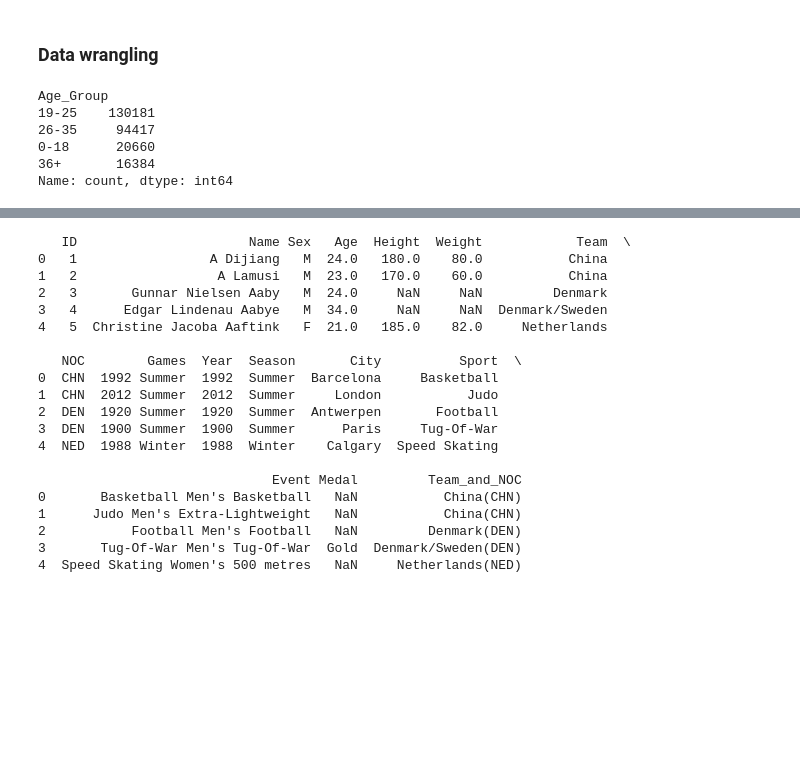
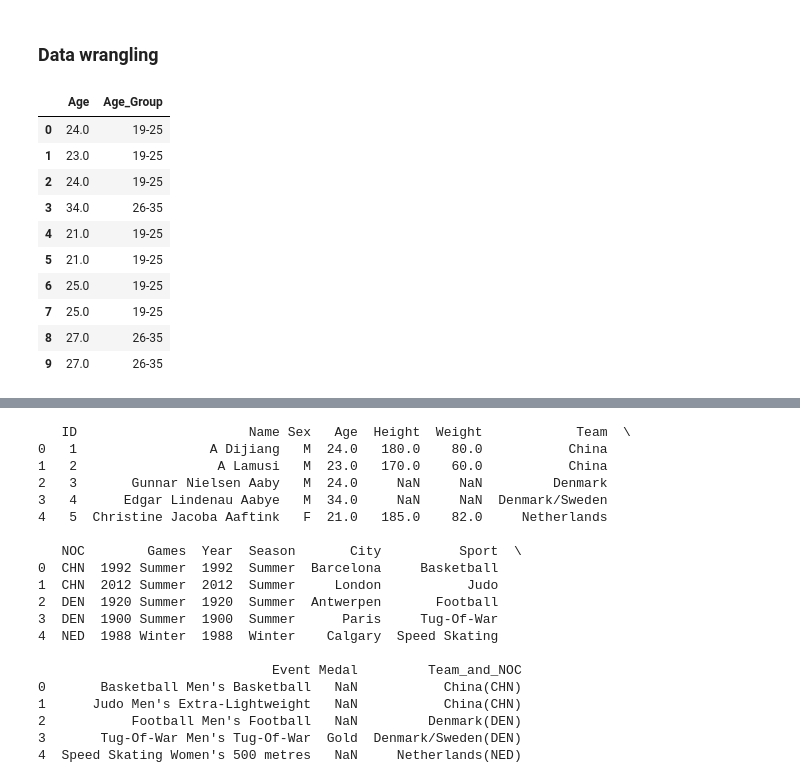
Before and after one commit to malavikakhaitan23/MN5813-Group-Project, a Jupyter notebook: updated_template (2).ipynb, the cells around one changed output, grey strips where cells are left out. Saved outputs shown, nothing was run; the diff lists cells and outputs as text; code cells hidden in the pictures; blank space fills up the shorter version.

```diff
--- a/updated_template (2).ipynb
+++ b/updated_template (2).ipynb
@@ -192,12 +192,22 @@ print(Avg_Height)
 175.33896987366376
 # %% [markdown]
 ### Data wrangling
-# %%
-df["Age_Group"].value_counts()
-# %% [output]
-Age_Group
-19-25    130181
-26-35     94417
-0-18      20660
-36+       16384
-Name: count, dtype: int64
+# %%
+df["Age_Group"] = pd.cut(
+    df["Age"],
+    bins=[0, 18, 25, 35, 100],
+    labels=["0-18", "19-25", "26-35", "36+"]
+)
+df[["Age", "Age_Group"]].head(10)
+# %% [output]
+|  | Age | Age_Group |
+| 0 | 24.0 | 19-25 |
+| 1 | 23.0 | 19-25 |
+| 2 | 24.0 | 19-25 |
+| 3 | 34.0 | 26-35 |
+| 4 | 21.0 | 19-25 |
+| 5 | 21.0 | 19-25 |
+| 6 | 25.0 | 19-25 |
+| 7 | 25.0 | 19-25 |
+| 8 | 27.0 | 26-35 |
+| 9 | 27.0 | 26-35 |
```
Also changed, not shown: parts of 2 cells of this notebook.
